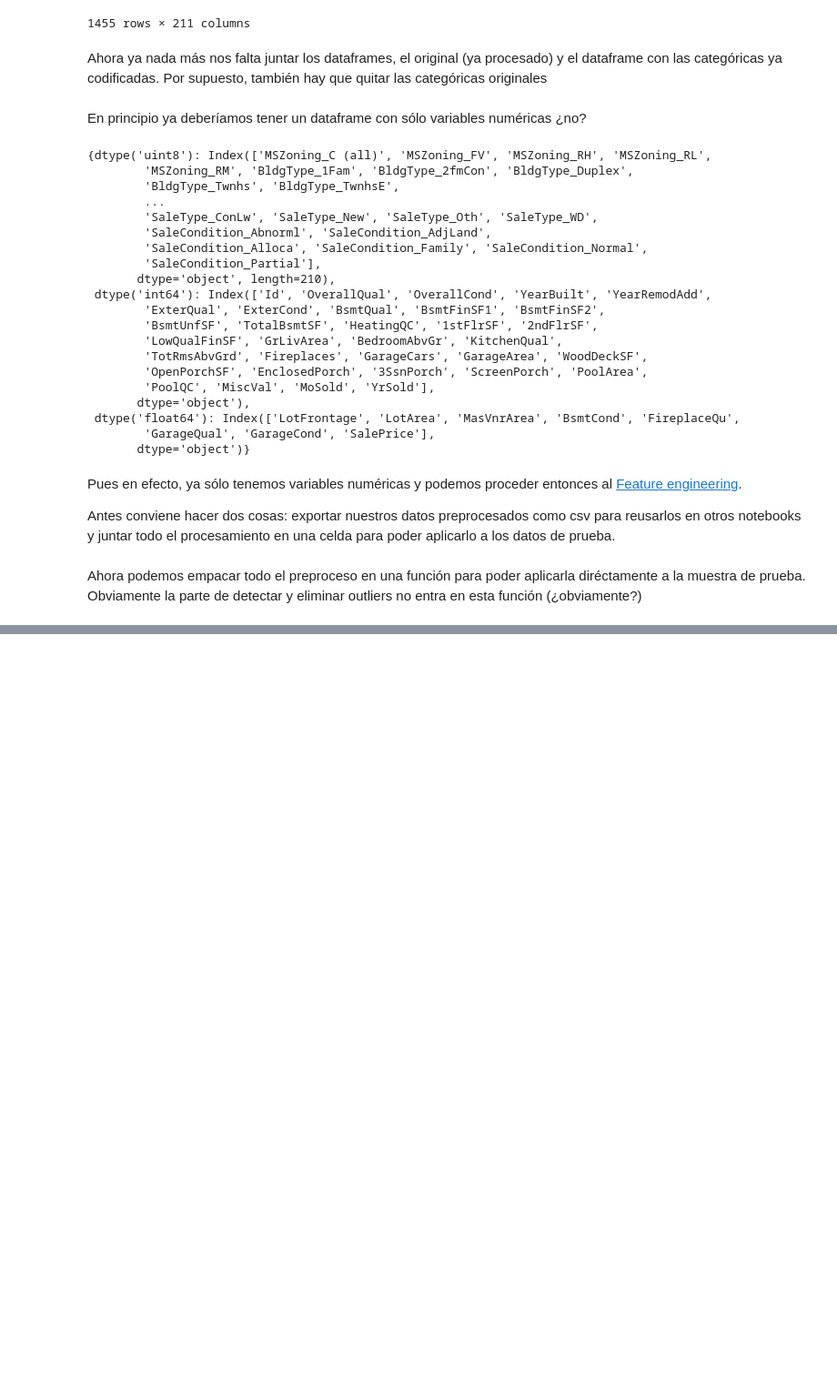
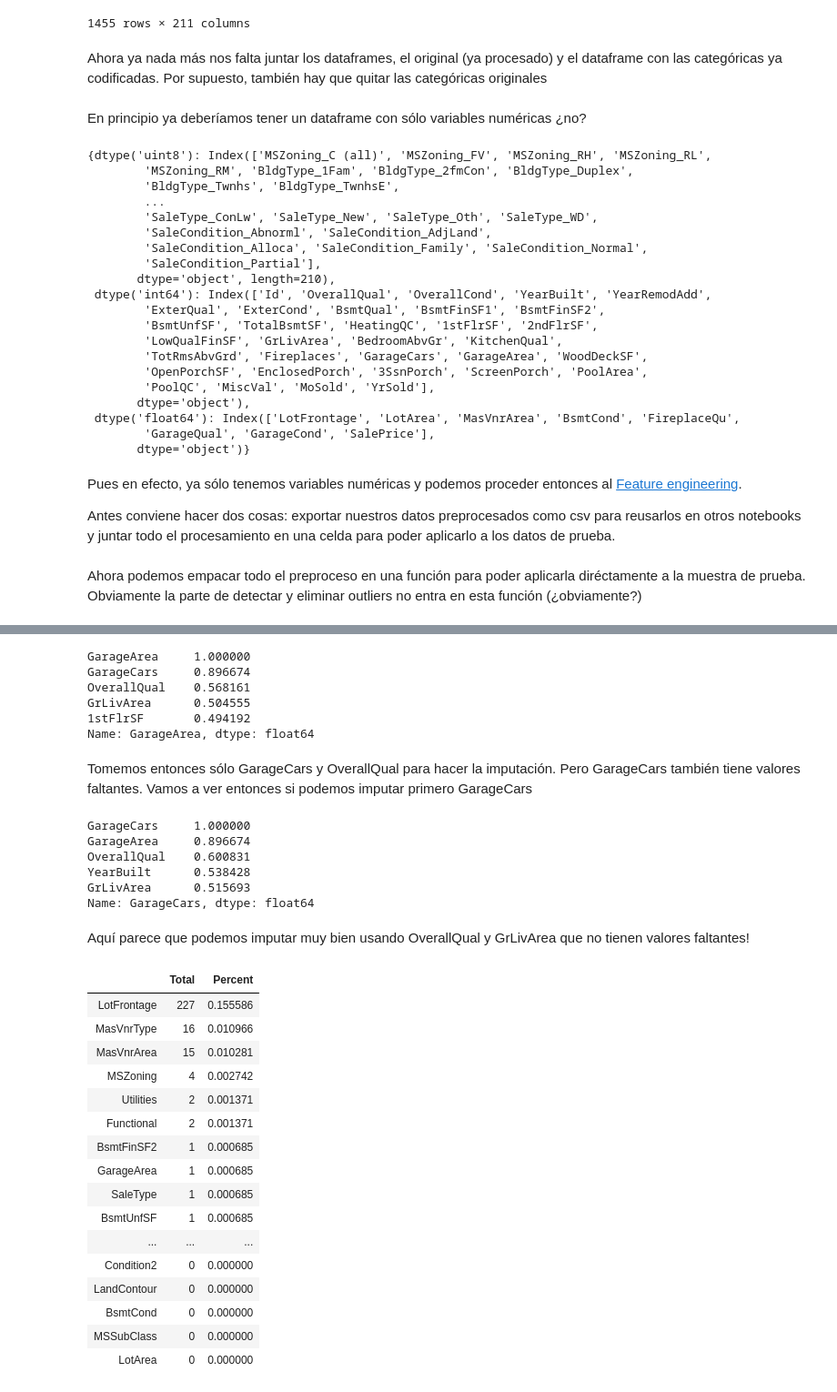
Before and after one commit to CentroGeo/HousePrices, a Jupyter notebook: Preproceso.ipynb, the cells around one changed output, grey strips where cells are left out. Shown at 91% size. Cells and saved outputs as stored; diff of their text form; code cells hidden in the pictures; blank space fills up the shorter version.

```diff
--- a/Preproceso.ipynb
+++ b/Preproceso.ipynb
@@ -766,0 +819,56 @@ procesado.to_csv("data/train_preprocesado.csv")
+# %%
+df_test.corr()['GarageArea'].sort_values(ascending=False).head()
+# %% [output]
+GarageArea     1.000000
+GarageCars     0.896674
+OverallQual    0.568161
+GrLivArea      0.504555
+1stFlrSF       0.494192
+Name: GarageArea, dtype: float64
+# %% [markdown]
+Tomemos entonces sólo GarageCars y OverallQual para hacer la imputación. Pero GarageCars también tiene valores faltantes. Vamos a ver entonces si podemos imputar primero GarageCars
+# %%
+df_test.corr()['GarageCars'].sort_values(ascending=False).head()
+# %% [output]
+GarageCars     1.000000
+GarageArea     0.896674
+OverallQual    0.600831
+YearBuilt      0.538428
+GrLivArea      0.515693
+Name: GarageCars, dtype: float64
+# %% [markdown]
+Aquí parece que podemos imputar muy bien usando OverallQual y  GrLivArea que no tienen valores faltantes!
+# %%
+dfImpute = df_test.loc[:, ['OverallQual', 'GrLivArea', 'GarageCars']].copy()
+testIx = dfImpute.loc[:,'GarageCars'].isnull()
+# train y test para la imputación
+dfTrain = dfImpute.loc[~testIx, :]
+dfTest = dfImpute.loc[testIx, :]
+# modelo de regresión
+lr = linear_model.LinearRegression()
+lr.fit(dfTrain.loc[:, ['OverallQual', 'GrLivArea']], dfTrain.loc[:, 'GarageCars'])
+lrImpute = lr.predict(dfTest.loc[:, ['OverallQual', 'GrLivArea']])
+# Asigno los valores calculados
+df_test.loc[testIx,'GarageCars'] = lrImpute
+total = df_test.isnull().sum().sort_values(ascending=False)
+percent = (df_test.isnull().sum()/df_test.isnull().count()).sort_values(ascending=False)
+missing_data = pd.concat([total, percent], axis=1, keys=['Total', 'Percent'])
+missing_data.head(20)
+# %% [output]
+|  | Total | Percent |
+| LotFrontage | 227 | 0.155586 |
+| MasVnrType | 16 | 0.010966 |
+| MasVnrArea | 15 | 0.010281 |
+| MSZoning | 4 | 0.002742 |
+| Utilities | 2 | 0.001371 |
+| Functional | 2 | 0.001371 |
+| BsmtFinSF2 | 1 | 0.000685 |
+| GarageArea | 1 | 0.000685 |
+| SaleType | 1 | 0.000685 |
+| BsmtUnfSF | 1 | 0.000685 |
+| ... | ... | ... |
+| Condition2 | 0 | 0.000000 |
+| LandContour | 0 | 0.000000 |
+| BsmtCond | 0 | 0.000000 |
+| MSSubClass | 0 | 0.000000 |
+| LotArea | 0 | 0.000000 |
```
Also changed, not shown: parts of 45 cells of this notebook.
